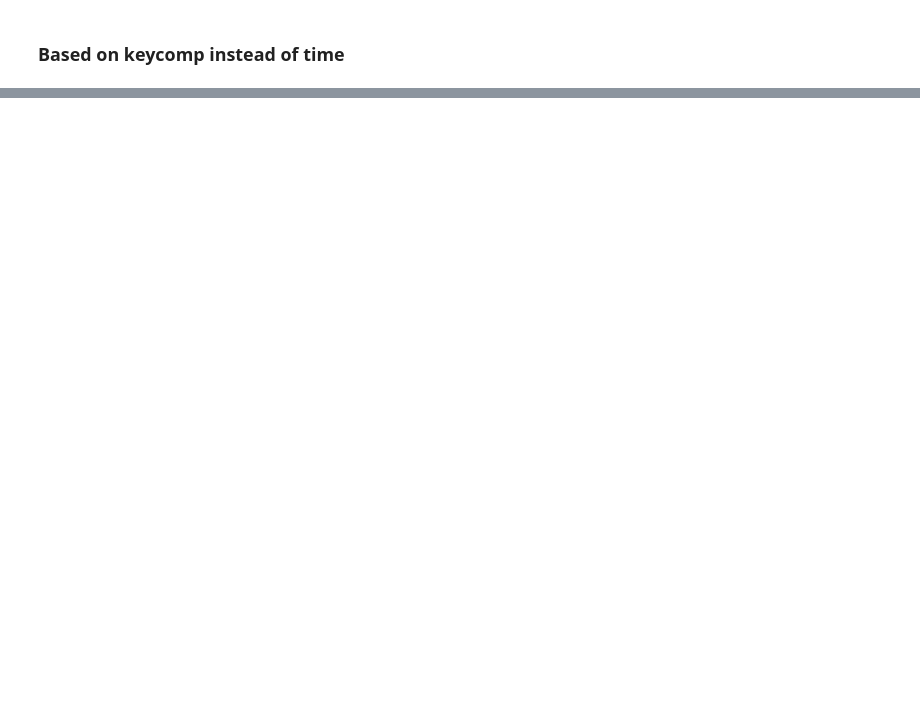
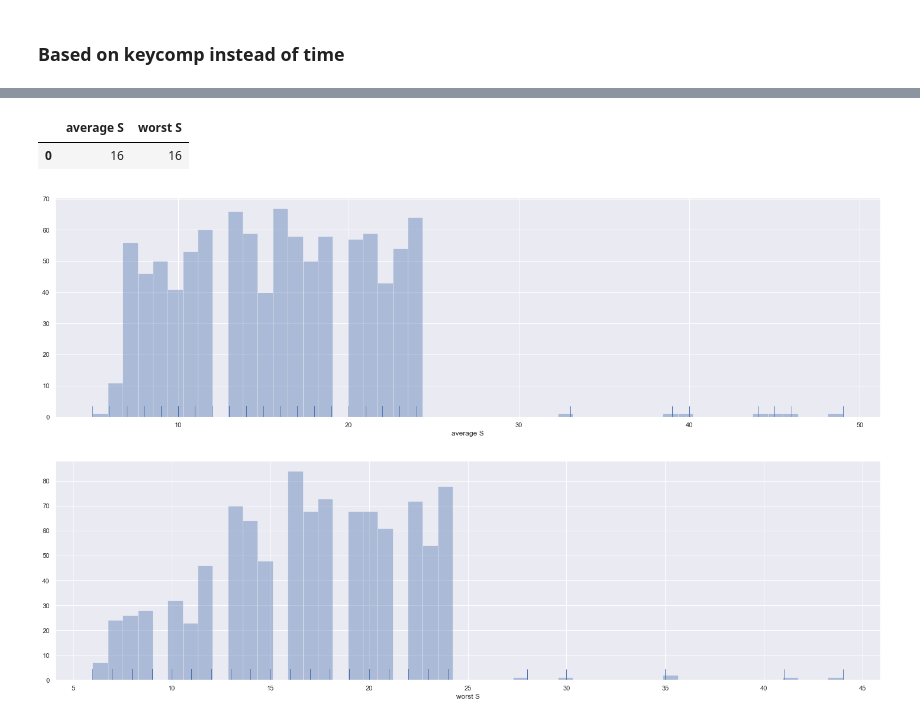
Before and after one commit to djtfoo/MergeInsertionSort, a Jupyter notebook: ModifiedMergesort.ipynb, the cells around one changed output, grey strips where cells are left out. Saved outputs shown, nothing was run; the diff lists cells and outputs as text; code cells hidden in the pictures; blank space fills up the shorter version.

```diff
--- a/ModifiedMergesort.ipynb
+++ b/ModifiedMergesort.ipynb
@@ -246,0 +182,9 @@ TypeError: '<=' not supported between instances of 'function' and 'function'
+# %%
+f ,axes = plt.subplots(2,1,figsize = (25, 15))
+sns.distplot(values_S["average S"], bins=50, kde=False, rug=True,ax = axes[0])
+sns.distplot(values_S["worst S"], bins=50, kde=False, rug=True,ax = axes[1])
+values_S.mode()
+# %% [output]
+|  | average S | worst S |
+| 0 | 16 | 16 |
+[figure, added]
```
Also changed, not shown: parts of 11 cells of this notebook, 1 other file.
